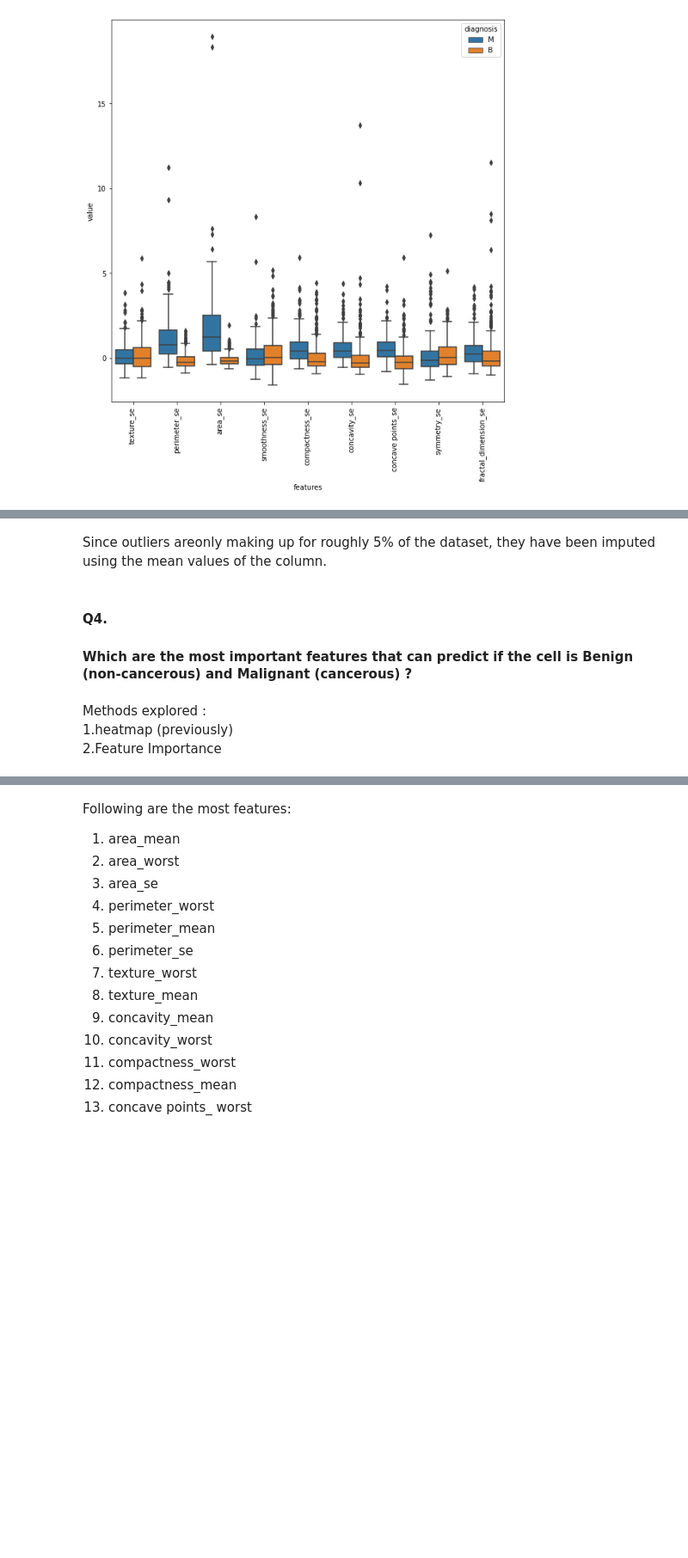
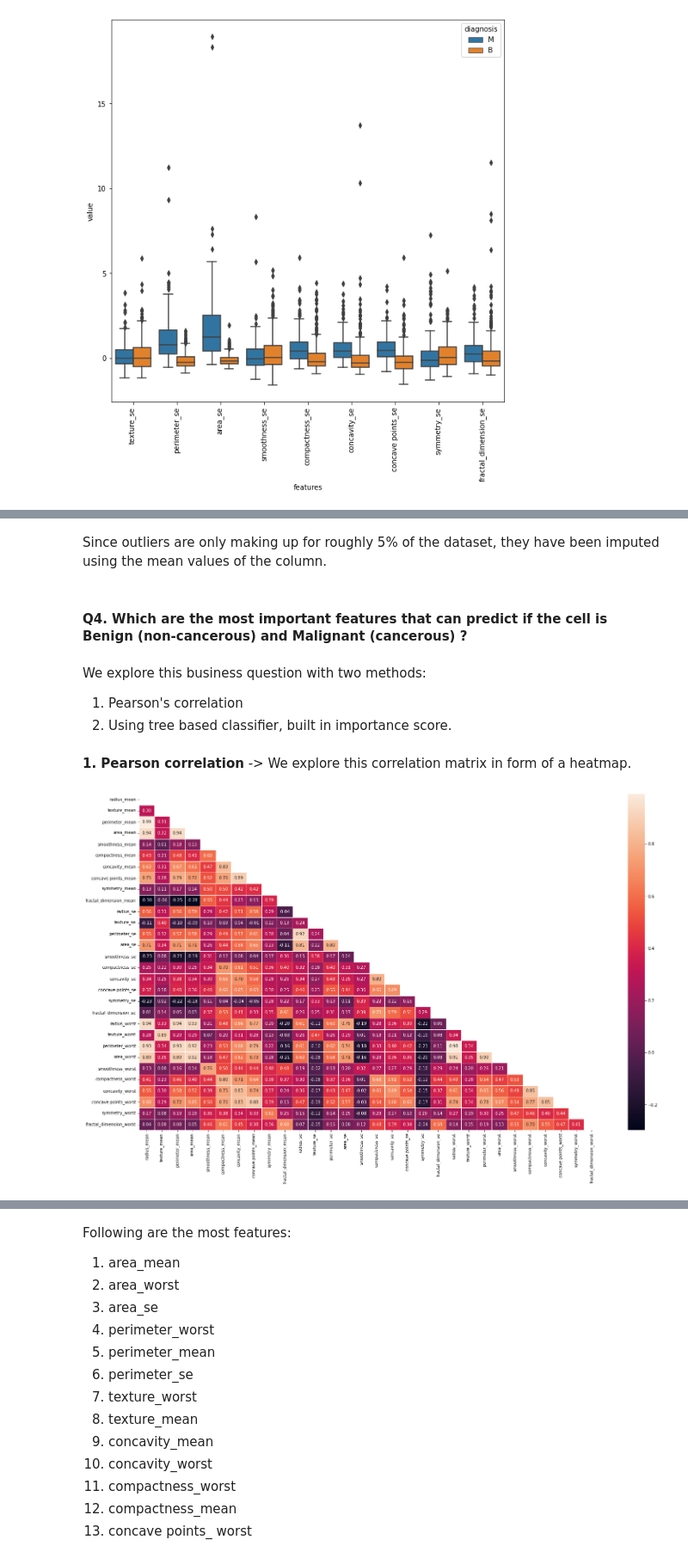
Before and after one commit to shubhisaxena1202/udacity-nanodegree-projects, a Jupyter notebook: Project 1/Breast_Cancer.ipynb, the cells around one changed output, grey strips where cells are left out. Shown at 86% size. Drawn from its saved outputs; the diff is of its cells as text; code cells hidden in the pictures; blank space fills up the shorter version.

```diff
--- a/Project 1/Breast_Cancer.ipynb
+++ b/Project 1/Breast_Cancer.ipynb
@@ -332,10 +275,22 @@ plt.show()
 [figure]
 # %% [markdown]
-Since outliers areonly making up for roughly 5% of the dataset, they have been imputed using the mean values of the column.
+Since outliers are only making up for roughly 5% of the dataset, they have been imputed using the mean values of the column.
 # %% [markdown]
-#### Q4. <br>
-#### Which are the most important features that can predict if the cell is Benign (non-cancerous) and Malignant (cancerous) ?
+#### Q4. Which are the most important features that can predict if the cell is Benign (non-cancerous) and Malignant (cancerous) ?
-# %% [markdown]
-Methods explored : <br>
-1.heatmap (previously) <br>
-2.Feature Importance
+# %% [markdown]
+We explore this business question with two methods:
+1. Pearson's correlation
+2. Using tree based classifier, built in importance score.
+# %% [markdown]
+**1. Pearson correlation** -> We explore this correlation matrix in form of a heatmap.
+# %%
+#Calculating the Pearson's correlation matrix
+df_corr = scaled_df_fixed.corr(method='pearson')
+#Plotting the matrix as heat map
+fig, ax = plt.subplots(figsize=(25, 15))
+# Getting the Upper Triangle of the co-relation matrix
+matrix = np.triu(df_corr)
+sns.heatmap(df_corr, annot=True, fmt='.2f', linewidths=0.5, ax=ax, mask=matrix)
+plt.show()
+# %% [output]
+[figure, added]
```
Also changed, not shown: parts of 59 cells of this notebook, 1 other file.
